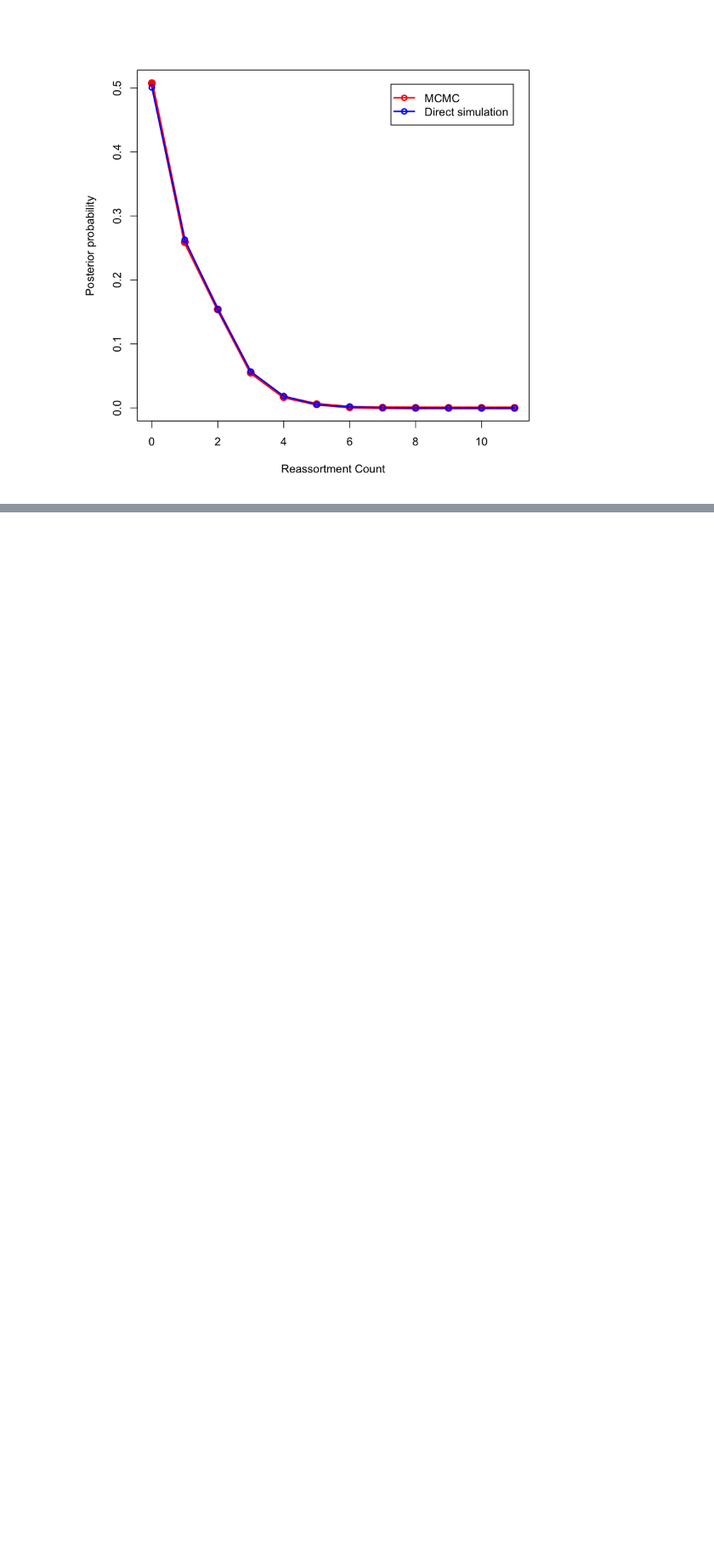
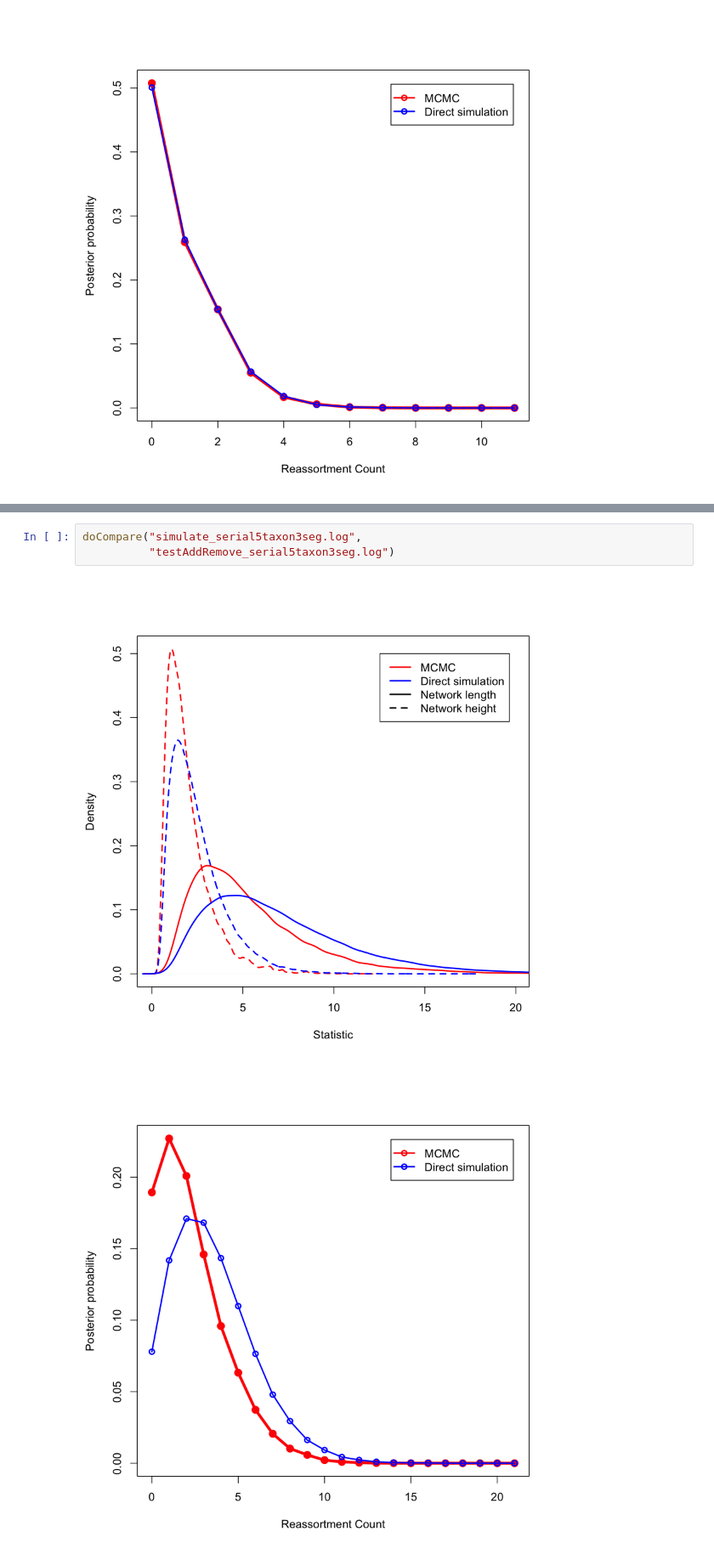
Before and after one commit to nicfel/CoalRe, a Jupyter notebook: validation/Validation.ipynb, the cells around one changed output, grey strips where cells are left out. Shown: that part at 85% size. Cells and saved outputs as stored; diff of their text form; blank space fills up the shorter version.

```diff
--- a/validation/Validation.ipynb
+++ b/validation/Validation.ipynb
@@ -101,0 +112,6 @@ doCompare("simulate_contemp2taxon2seg.log",
+# %%
+doCompare("simulate_serial5taxon3seg.log",
+          "testAddRemove_serial5taxon3seg.log")
+# %% [output]
+[figure, added]
+[figure, added]
```
Also changed, not shown: parts of 3 cells of this notebook, 7 other files.
